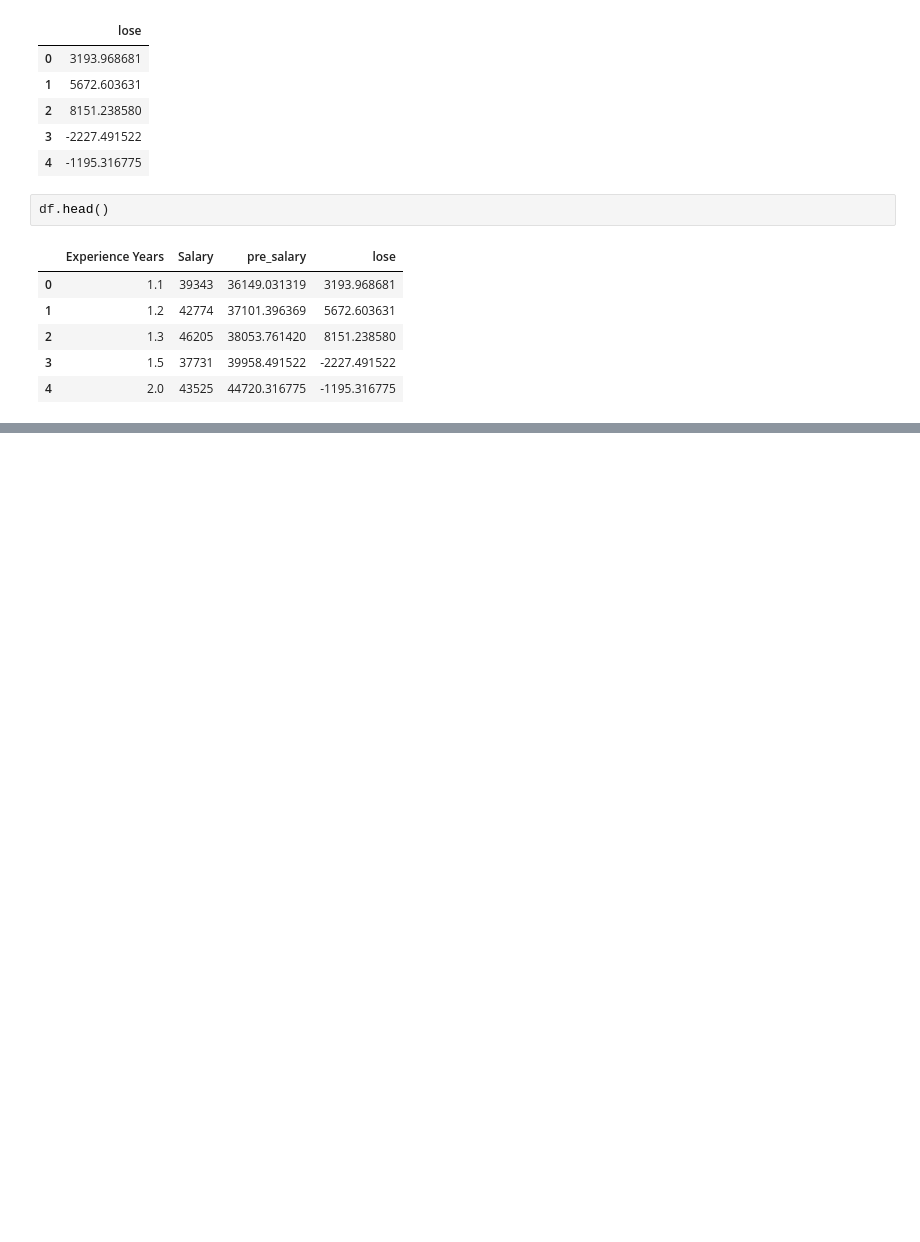
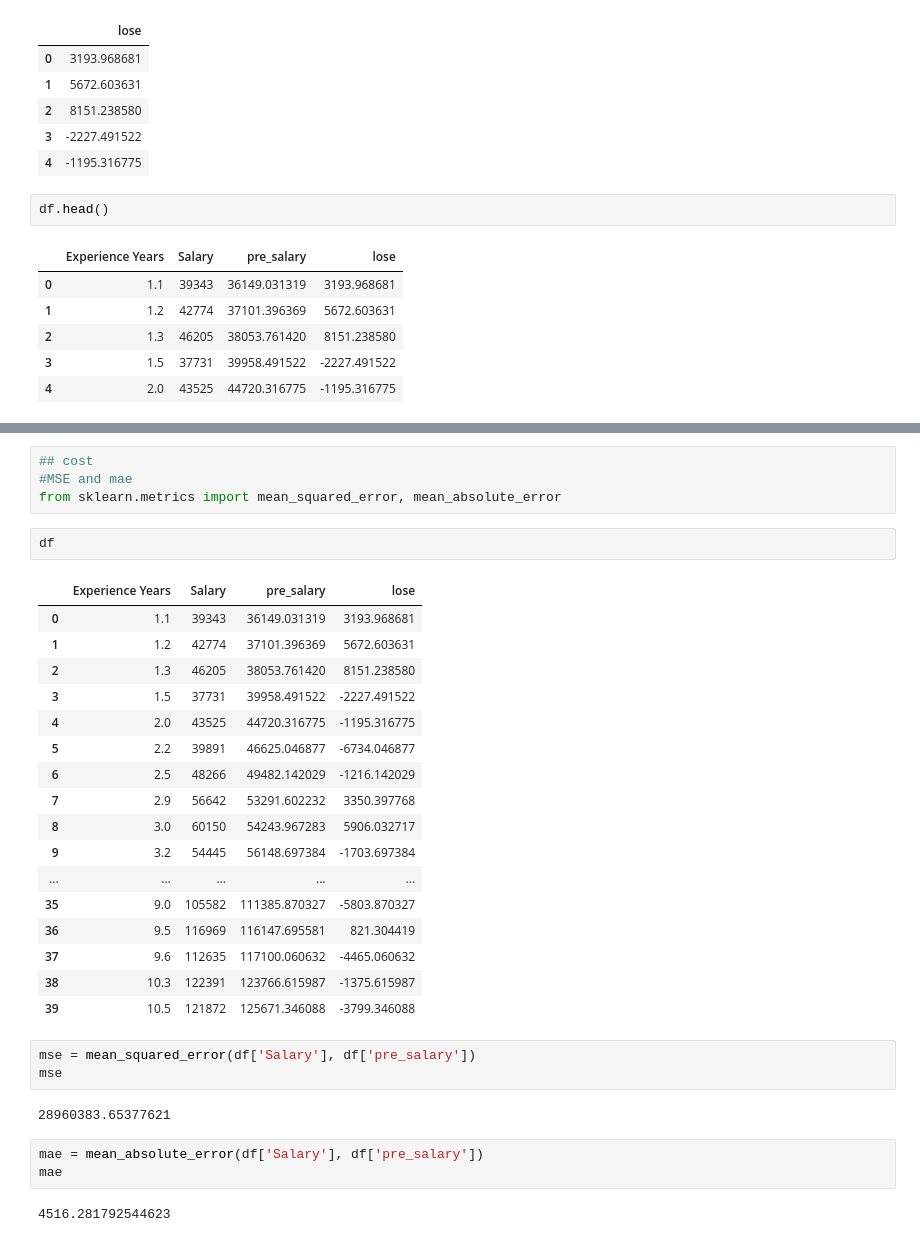
Before and after one commit to FarhanBinShafiq/machine_learning, a Jupyter notebook: Linear Regression/Salary Prediction.ipynb, the cells around one changed output, grey strips where cells are left out. Cells and saved outputs as stored; diff of their text form; blank space fills up the shorter version.

```diff
--- a/Linear Regression/Salary Prediction.ipynb
+++ b/Linear Regression/Salary Prediction.ipynb
@@ -155,0 +154,34 @@ plt.plot(df['Salary'],df['lose'],color='orange')
+# %%
+## cost
+#MSE and mae
+from sklearn.metrics import mean_squared_error, mean_absolute_error
+# %%
+df
+# %% [output]
+|  | Experience Years | Salary | pre_salary | lose |
+| 0 | 1.1 | 39343 | 36149.031319 | 3193.968681 |
+| 1 | 1.2 | 42774 | 37101.396369 | 5672.603631 |
+| 2 | 1.3 | 46205 | 38053.761420 | 8151.238580 |
+| 3 | 1.5 | 37731 | 39958.491522 | -2227.491522 |
+| 4 | 2.0 | 43525 | 44720.316775 | -1195.316775 |
+| 5 | 2.2 | 39891 | 46625.046877 | -6734.046877 |
+| 6 | 2.5 | 48266 | 49482.142029 | -1216.142029 |
+| 7 | 2.9 | 56642 | 53291.602232 | 3350.397768 |
+| 8 | 3.0 | 60150 | 54243.967283 | 5906.032717 |
+| 9 | 3.2 | 54445 | 56148.697384 | -1703.697384 |
+| ... | ... | ... | ... | ... |
+| 35 | 9.0 | 105582 | 111385.870327 | -5803.870327 |
+| 36 | 9.5 | 116969 | 116147.695581 | 821.304419 |
+| 37 | 9.6 | 112635 | 117100.060632 | -4465.060632 |
+| 38 | 10.3 | 122391 | 123766.615987 | -1375.615987 |
+| 39 | 10.5 | 121872 | 125671.346088 | -3799.346088 |
+# %%
+mse = mean_squared_error(df['Salary'], df['pre_salary'])
+mse
+# %% [output]
+28960383.65377621
+# %%
+mae = mean_absolute_error(df['Salary'], df['pre_salary'])
+mae
+# %% [output]
+4516.281792544623
```
Also changed, not shown: parts of 2 cells of this notebook, 1 other file.
